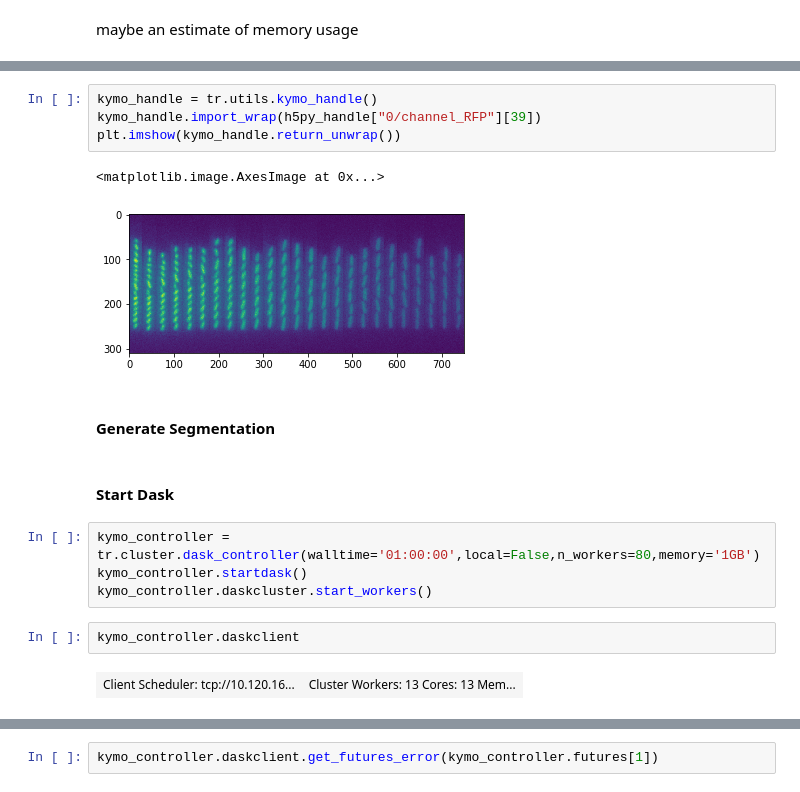
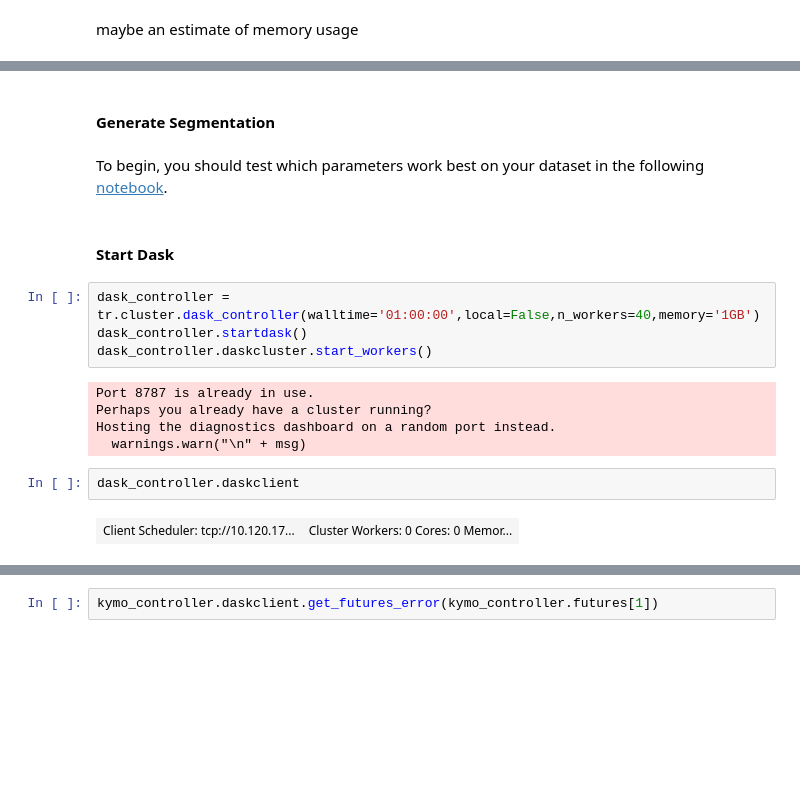
Before and after one commit to paulssonlab/TrenchRipper, a Jupyter notebook: Cluster_Notebook.ipynb, the cells around one changed output, grey strips where cells are left out. Saved outputs shown, nothing was run; the diff lists cells and outputs as text; blank space fills up the shorter version.

```diff
--- a/Cluster_Notebook.ipynb
+++ b/Cluster_Notebook.ipynb
@@ -259,19 +134,19 @@ global_meta.metadata
-# %%
-kymo_handle = tr.utils.kymo_handle()
-kymo_handle.import_wrap(h5py_handle["0/channel_RFP"][39])
-plt.imshow(kymo_handle.return_unwrap())
-# %% [output]
-<matplotlib.image.AxesImage at 0x...>
-[figure, removed]
 # %% [markdown]
 #### Generate Segmentation
+# %% [markdown]
+To begin, you should test which parameters work best on your dataset in the following [notebook](./Interactive_fluo_seg.ipynb).
 # %% [markdown]
 #### Start Dask
 # %%
-kymo_controller = tr.cluster.dask_controller(walltime='01:00:00',local=False,n_workers=80,memory='1GB')
-kymo_controller.startdask()
-kymo_controller.daskcluster.start_workers()
+dask_controller = tr.cluster.dask_controller(walltime='01:00:00',local=False,n_workers=40,memory='1GB')
+dask_controller.startdask()
+dask_controller.daskcluster.start_workers()
+# %% [output]
+Port 8787 is already in use.
+Perhaps you already have a cluster running?
+Hosting the diagnostics dashboard on a random port instead.
+  warnings.warn("\n" + msg)
 # %%
-kymo_controller.daskclient
+dask_controller.daskclient
 # %% [output]
-| Client Scheduler: tcp://10.120.16... | Cluster Workers: 13 Cores: 13 Mem... |
+| Client Scheduler: tcp://10.120.17... | Cluster Workers: 0 Cores: 0 Memor... |
```
Also changed, not shown: parts of 72 cells of this notebook, 9 other files.
